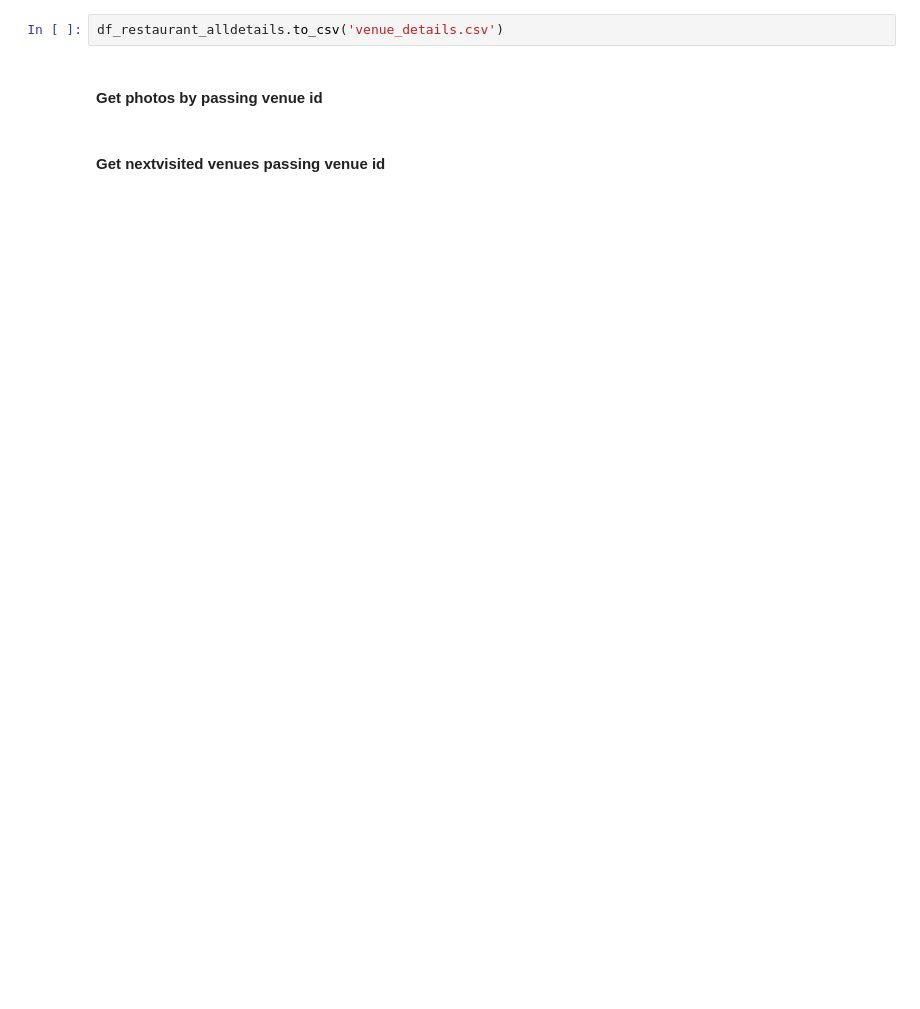
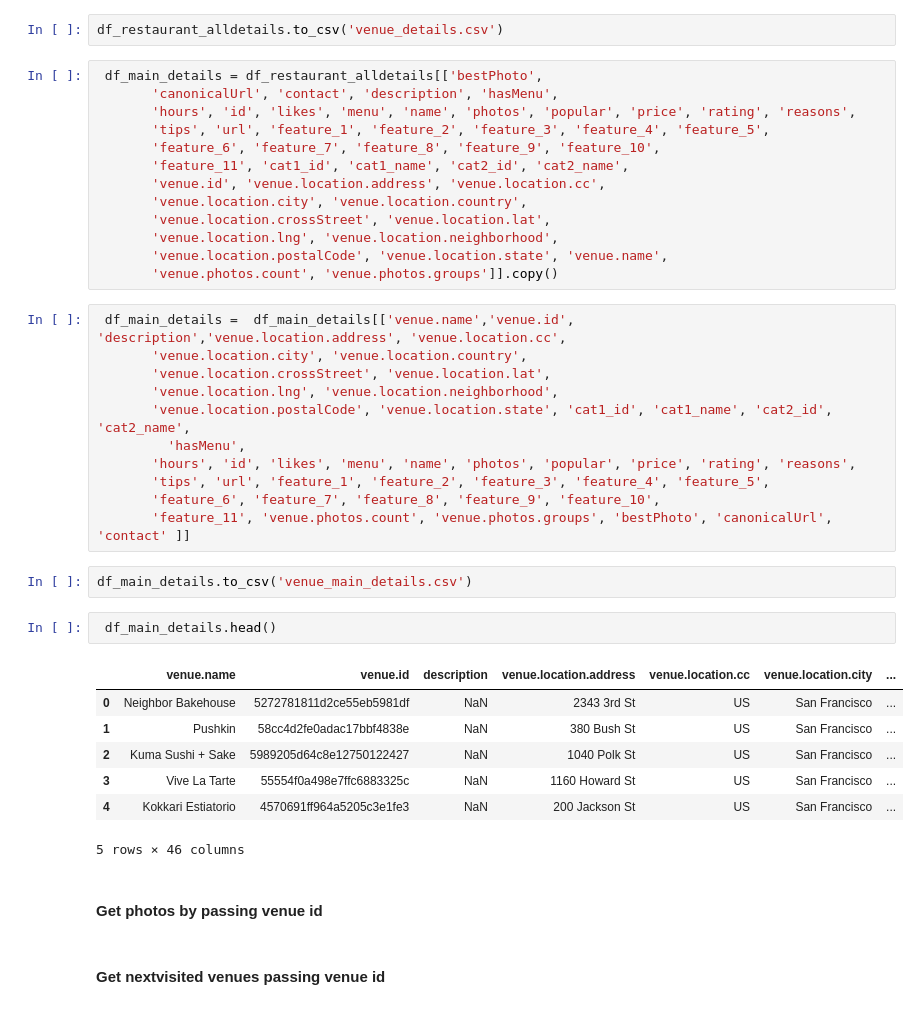
Before and after one commit to subhap15/adventurize, a Jupyter notebook: foursquare_getdata.ipynb, the cells around one changed output. Drawn from its saved outputs; the diff is of its cells as text; blank space fills up the shorter version.

```diff
--- a/foursquare_getdata.ipynb
+++ b/foursquare_getdata.ipynb
@@ -677,6 +738,42 @@ array(['allowMenuUrlEdit', 'attributes', 'beenHere', 'bestPhoto',
       dtype=object)
 # %%
 df_restaurant_alldetails.to_csv('venue_details.csv')
+# %%
+ df_main_details = df_restaurant_alldetails[['bestPhoto',
+       'canonicalUrl', 'contact', 'description', 'hasMenu',
+       'hours', 'id', 'likes', 'menu', 'name', 'photos', 'popular', 'price', 'rating', 'reasons',
+       'tips', 'url', 'feature_1', 'feature_2', 'feature_3', 'feature_4', 'feature_5',
+       'feature_6', 'feature_7', 'feature_8', 'feature_9', 'feature_10',
+       'feature_11', 'cat1_id', 'cat1_name', 'cat2_id', 'cat2_name',
+       'venue.id', 'venue.location.address', 'venue.location.cc',
+       'venue.location.city', 'venue.location.country',
+       'venue.location.crossStreet', 'venue.location.lat',
+       'venue.location.lng', 'venue.location.neighborhood',
+       'venue.location.postalCode', 'venue.location.state', 'venue.name',
+       'venue.photos.count', 'venue.photos.groups']].copy()
+# %%
+ df_main_details =  df_main_details[['venue.name','venue.id', 'description','venue.location.address', 'venue.location.cc',
+       'venue.location.city', 'venue.location.country',
+       'venue.location.crossStreet', 'venue.location.lat',
+       'venue.location.lng', 'venue.location.neighborhood',
+       'venue.location.postalCode', 'venue.location.state', 'cat1_id', 'cat1_name', 'cat2_id', 'cat2_name',
+         'hasMenu',
+       'hours', 'id', 'likes', 'menu', 'name', 'photos', 'popular', 'price', 'rating', 'reasons',
+       'tips', 'url', 'feature_1', 'feature_2', 'feature_3', 'feature_4', 'feature_5',
+       'feature_6', 'feature_7', 'feature_8', 'feature_9', 'feature_10',
+       'feature_11', 'venue.photos.count', 'venue.photos.groups', 'bestPhoto', 'canonicalUrl', 'contact' ]]
+# %%
+df_main_details.to_csv('venue_main_details.csv')
+# %%
+ df_main_details.head()
+# %% [output]
+|  | venue.name | venue.id | description | venue.location.address | venue.location.cc | venue.location.city | ... |
+| 0 | Neighbor Bakehouse | 5272781811d2ce55eb5981df | NaN | 2343 3rd St | US | San Francisco | ... |
+| 1 | Pushkin | 58cc4d2fe0adac17bbf4838e | NaN | 380 Bush St | US | San Francisco | ... |
+| 2 | Kuma Sushi + Sake | 5989205d64c8e12750122427 | NaN | 1040 Polk St | US | San Francisco | ... |
+| 3 | Vive La Tarte | 55554f0a498e7ffc6883325c | NaN | 1160 Howard St | US | San Francisco | ... |
+| 4 | Kokkari Estiatorio | 4570691ff964a5205c3e1fe3 | NaN | 200 Jackson St | US | San Francisco | ... |
+5 rows × 46 columns
 # %% [markdown]
 #### Get photos by passing venue id
 # %% [markdown]
```
Also changed, not shown: parts of 32 cells of this notebook, 4 other files.
